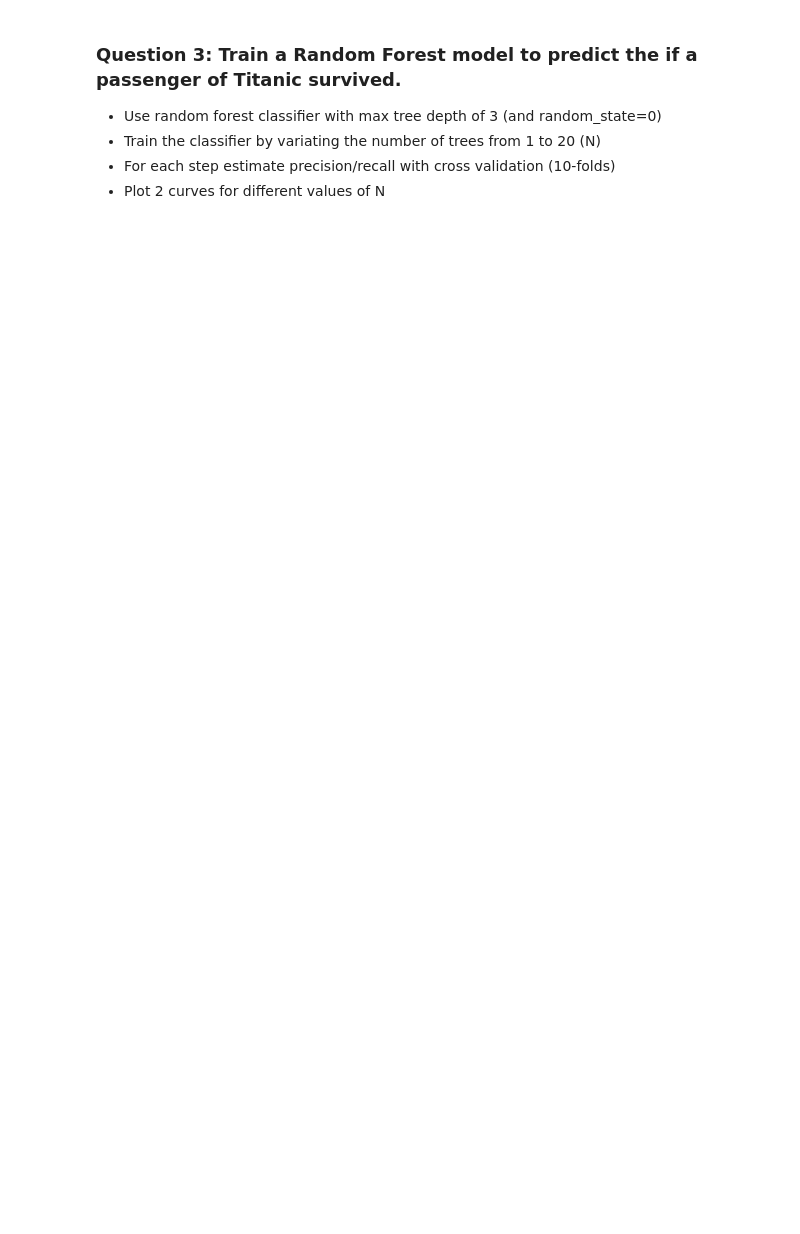
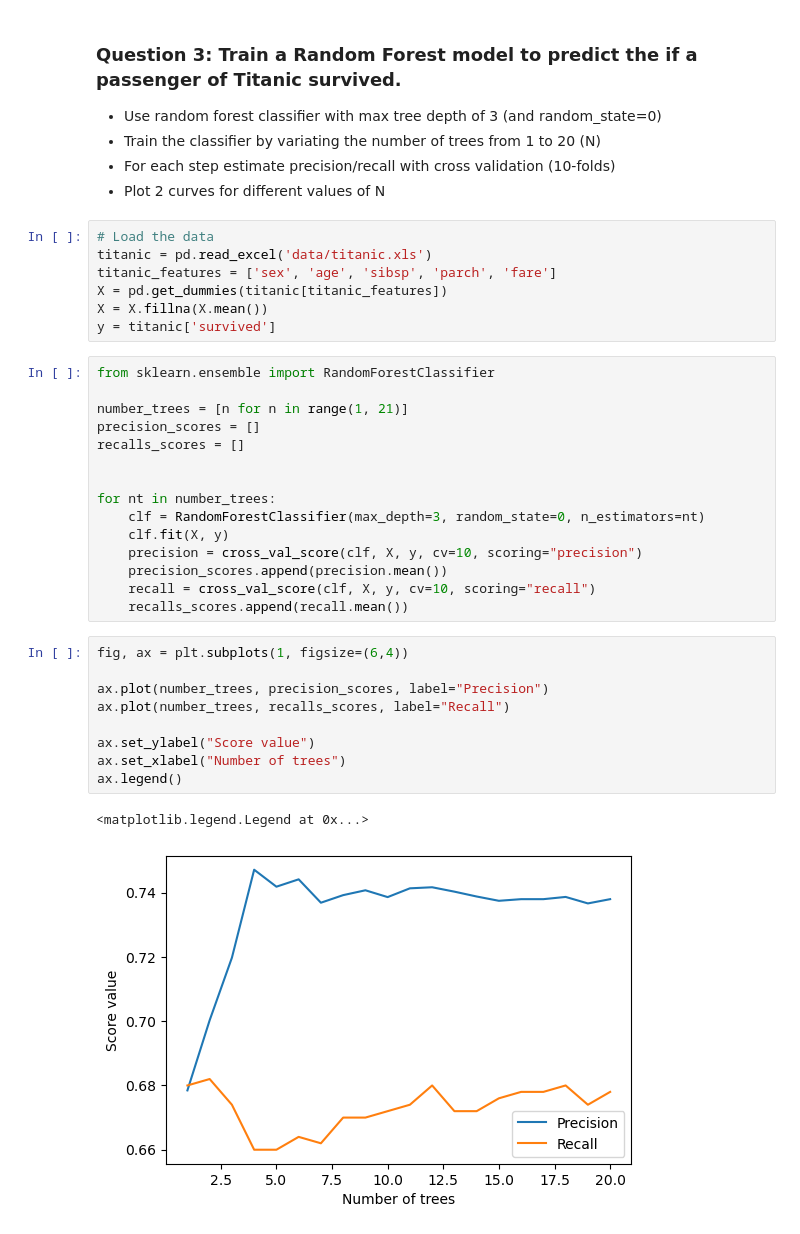
Before and after one commit to CamilleDelgrange/2022, a Jupyter notebook: Tutorials/06 - Supervised Learning/SupervisedLearning.ipynb, the cells around one changed output. Cells and saved outputs as stored; diff of their text form; blank space fills up the shorter version.

```diff
--- a/Tutorials/06 - Supervised Learning/SupervisedLearning.ipynb
+++ b/Tutorials/06 - Supervised Learning/SupervisedLearning.ipynb
@@ -458,3 +474,37 @@ Answer:
 - Train the classifier by variating the number of trees from 1 to 20 (N)
 - For each step estimate precision/recall with cross validation (10-folds)
 - Plot 2 curves for different values of N
+# %%
+# Load the data
+titanic = pd.read_excel('data/titanic.xls')
+titanic_features = ['sex', 'age', 'sibsp', 'parch', 'fare']
+X = pd.get_dummies(titanic[titanic_features])
+X = X.fillna(X.mean())
+y = titanic['survived']
+# %%
+from sklearn.ensemble import RandomForestClassifier
+
+number_trees = [n for n in range(1, 21)]
+precision_scores = []
+recalls_scores = []
+
+
+for nt in number_trees:
+    clf = RandomForestClassifier(max_depth=3, random_state=0, n_estimators=nt)
+    clf.fit(X, y)
+    precision = cross_val_score(clf, X, y, cv=10, scoring="precision")
+    precision_scores.append(precision.mean())
+    recall = cross_val_score(clf, X, y, cv=10, scoring="recall")
+    recalls_scores.append(recall.mean())
+# %%
+fig, ax = plt.subplots(1, figsize=(6,4))
+
+ax.plot(number_trees, precision_scores, label="Precision")
+ax.plot(number_trees, recalls_scores, label="Recall")
+
+ax.set_ylabel("Score value")
+ax.set_xlabel("Number of trees")
+ax.legend()
+# %% [output]
+<matplotlib.legend.Legend at 0x...>
+[figure, added]
```
Also changed, not shown: parts of 5 cells of this notebook.
